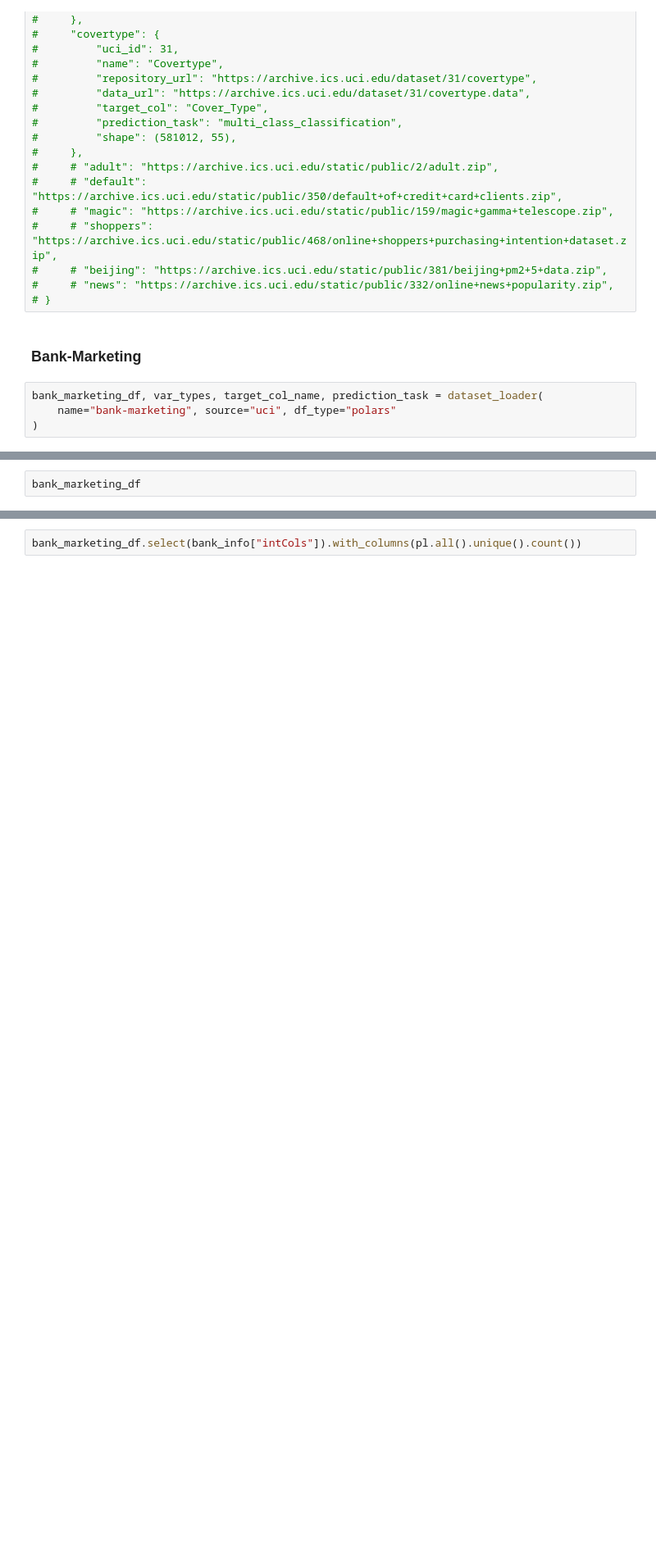
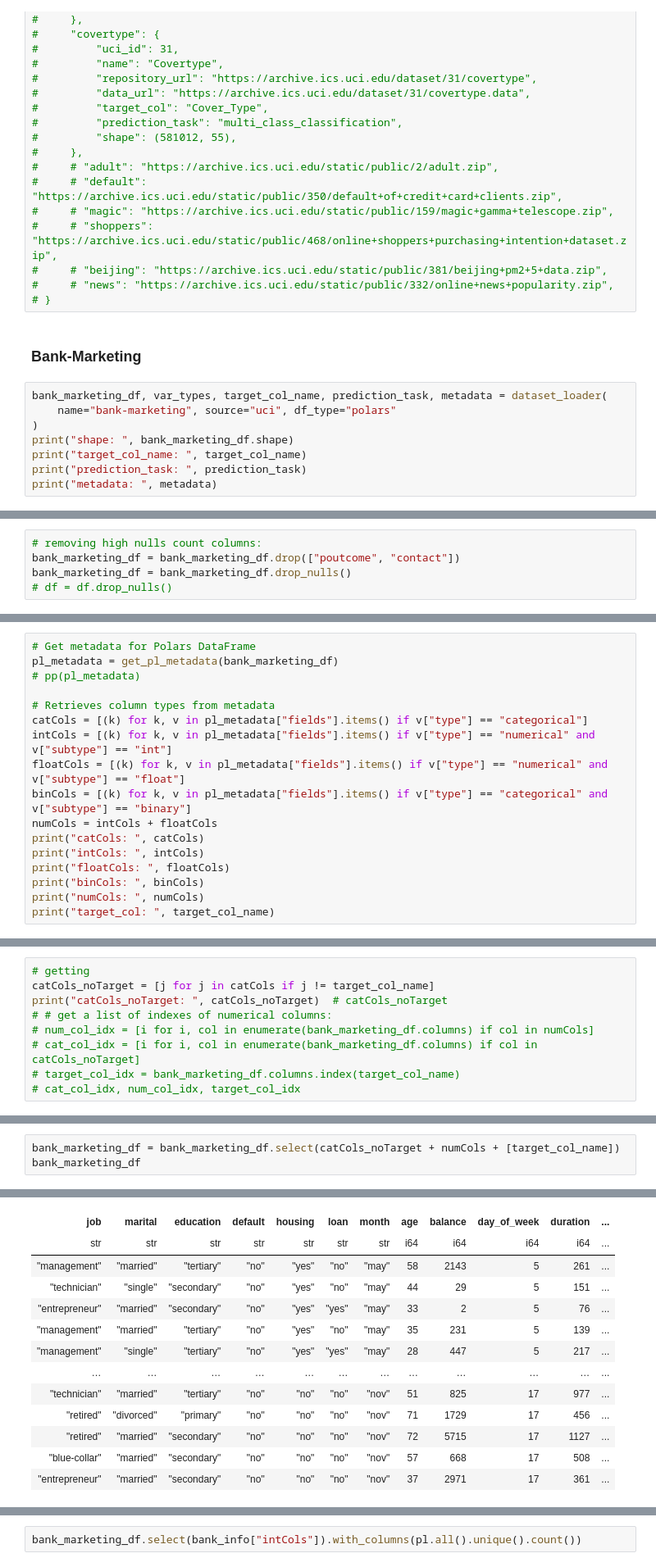
Before and after one commit to kod5kod/MixTaBank, a Jupyter notebook: dev_wip.ipynb, the cells around one changed output, grey strips where cells are left out. Shown at 82% size. Drawn from its saved outputs; the diff is of its cells as text; blank space fills up the shorter version.

```diff
--- a/dev_wip.ipynb
+++ b/dev_wip.ipynb
@@ -511,6 +1165,10 @@ Dataframe shape:  (406654, 11)
 # %% [markdown]
 ### Bank-Marketing
 # %%
-bank_marketing_df, var_types, target_col_name, prediction_task = dataset_loader(
+bank_marketing_df, var_types, target_col_name, prediction_task, metadata = dataset_loader(
     name="bank-marketing", source="uci", df_type="polars"
 )
+print("shape: ", bank_marketing_df.shape)
+print("target_col_name: ", target_col_name)
+print("prediction_task: ", prediction_task)
+print("metadata: ", metadata)
@@ -521,2 +1180,5 @@ target_col_name, prediction_task
 # %%
-bank_marketing_df
+# removing high nulls count columns:
+bank_marketing_df = bank_marketing_df.drop(["poutcome", "contact"])
+bank_marketing_df = bank_marketing_df.drop_nulls()
+# df = df.drop_nulls()
@@ -556,0 +1204,17 @@ Columns with missing values: 4
+# %%
+# Get metadata for Polars DataFrame
+pl_metadata = get_pl_metadata(bank_marketing_df)
+# pp(pl_metadata)
+
+# Retrieves column types from metadata
+catCols = [(k) for k, v in pl_metadata["fields"].items() if v["type"] == "categorical"]
+intCols = [(k) for k, v in pl_metadata["fields"].items() if v["type"] == "numerical" and v["subtype"] == "int"]
+floatCols = [(k) for k, v in pl_metadata["fields"].items() if v["type"] == "numerical" and v["subtype"] == "float"]
+binCols = [(k) for k, v in pl_metadata["fields"].items() if v["type"] == "categorical" and v["subtype"] == "binary"]
+numCols = intCols + floatCols
+print("catCols: ", catCols)
+print("intCols: ", intCols)
+print("floatCols: ", floatCols)
+print("binCols: ", binCols)
+print("numCols: ", numCols)
+print("target_col: ", target_col_name)
@@ -556,0 +1228,9 @@ Columns with missing values: 4
+# %%
+# getting
+catCols_noTarget = [j for j in catCols if j != target_col_name]
+print("catCols_noTarget: ", catCols_noTarget)  # catCols_noTarget
+# # get a list of indexes of numerical columns:
+# num_col_idx = [i for i, col in enumerate(bank_marketing_df.columns) if col in numCols]
+# cat_col_idx = [i for i, col in enumerate(bank_marketing_df.columns) if col in catCols_noTarget]
+# target_col_idx = bank_marketing_df.columns.index(target_col_name)
+# cat_col_idx, num_col_idx, target_col_idx
@@ -556,0 +1239,4 @@ Columns with missing values: 4
+# %%
+bank_marketing_df = bank_marketing_df.select(catCols_noTarget + numCols + [target_col_name])
+bank_marketing_df
+# %% [output]
@@ -556,0 +1244,13 @@ Columns with missing values: 4
+| job | marital | education | default | housing | loan | month | age | balance | day_of_week | duration | ... |
+| str | str | str | str | str | str | str | i64 | i64 | i64 | i64 | ... |
+| "management" | "married" | "tertiary" | "no" | "yes" | "no" | "may" | 58 | 2143 | 5 | 261 | ... |
+| "technician" | "single" | "secondary" | "no" | "yes" | "no" | "may" | 44 | 29 | 5 | 151 | ... |
+| "entrepreneur" | "married" | "secondary" | "no" | "yes" | "yes" | "may" | 33 | 2 | 5 | 76 | ... |
+| "management" | "married" | "tertiary" | "no" | "yes" | "no" | "may" | 35 | 231 | 5 | 139 | ... |
+| "management" | "single" | "tertiary" | "no" | "yes" | "yes" | "may" | 28 | 447 | 5 | 217 | ... |
+| … | … | … | … | … | … | … | … | … | … | … | ... |
+| "technician" | "married" | "tertiary" | "no" | "no" | "no" | "nov" | 51 | 825 | 17 | 977 | ... |
+| "retired" | "divorced" | "primary" | "no" | "no" | "no" | "nov" | 71 | 1729 | 17 | 456 | ... |
+| "retired" | "married" | "secondary" | "no" | "no" | "no" | "nov" | 72 | 5715 | 17 | 1127 | ... |
+| "blue-collar" | "married" | "secondary" | "no" | "no" | "no" | "nov" | 57 | 668 | 17 | 508 | ... |
+| "entrepreneur" | "married" | "secondary" | "no" | "no" | "no" | "nov" | 37 | 2971 | 17 | 361 | ... |
```
Also changed, not shown: parts of 178 cells of this notebook, 3 other files.
